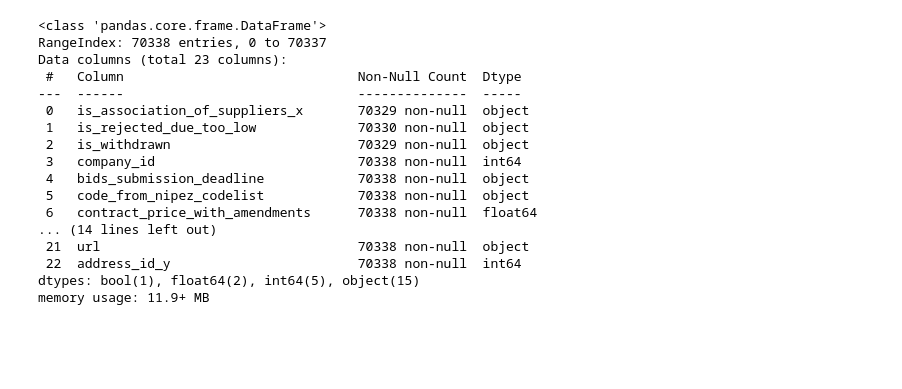
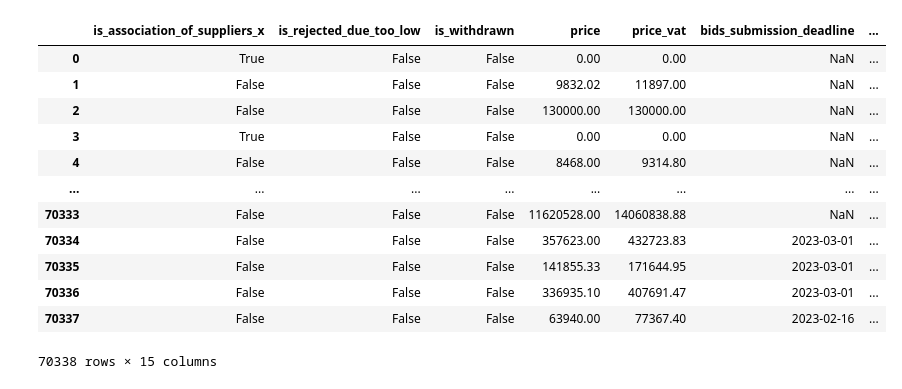
Before and after one commit to opendatalabcz/analysis-public-procurement, a Jupyter notebook: base_model.ipynb, the cells around one changed output. Saved outputs shown, nothing was run; the diff lists cells and outputs as text; code cells hidden in the pictures; blank space fills up the shorter version.

```diff
--- a/base_model.ipynb
+++ b/base_model.ipynb
@@ -22,8 +21,3 @@ procurement = dataframes['procurement']
 df_for_pred = offer.copy()
 df_for_pred = pd.merge(df_for_pred, procurement, left_on='procurement_id', right_on='id', how='left')
 df_for_pred['is_winner'] = (df_for_pred['company_id'] == df_for_pred['supplier_id'])
-df_for_pred.drop(columns=['id_y', 'procurement_id'], inplace=True)
-df_for_pred = pd.merge(df_for_pred, company, left_on='company_id', right_on='id', how='left')
-df_for_pred.drop(columns=['id'], inplace=True)
-df_for_pred.drop(columns=['supplier_id', 'id_x', 'procurement_name', 'name_from_nipez_codelist', 'system_number', 'vat_id_number', 'company_name'], inplace=True)
-df_for_pred = pd.merge(df_for_pred, contract_authority, left_on='contracting_authority_id', right_on='id', how='left')
@@ -32 +24,20 @@ df_for_simple = df_for_pred.drop(columns=['id', 'contract_price', 'contract_pric
+# %%
+df_for_pred.drop(columns=['id_x', 'id_y', 'company_id', 'procurement_id', 'contact_person_id', 'procurement_name', 'name_from_nipez_codelist', 'system_number', 'contracting_authority_id', 'supplier_id' , 'contract_price', 'contract_price_vat',
+'contract_price_with_amendments', 'contract_price_with_amendments_vat'], inplace=True)
+# %%
+df_for_pred
+# %% [output]
+|  | is_association_of_suppliers_x | is_rejected_due_too_low | is_withdrawn | price | price_vat | bids_submission_deadline | ... |
+| 0 | True | False | False | 0.00 | 0.00 | NaN | ... |
+| 1 | False | False | False | 9832.02 | 11897.00 | NaN | ... |
+| 2 | False | False | False | 130000.00 | 130000.00 | NaN | ... |
+| 3 | True | False | False | 0.00 | 0.00 | NaN | ... |
+| 4 | False | False | False | 8468.00 | 9314.80 | NaN | ... |
+| ... | ... | ... | ... | ... | ... | ... | ... |
+| 70333 | False | False | False | 11620528.00 | 14060838.88 | NaN | ... |
+| 70334 | False | False | False | 357623.00 | 432723.83 | 2023-03-01 | ... |
+| 70335 | False | False | False | 141855.33 | 171644.95 | 2023-03-01 | ... |
+| 70336 | False | False | False | 336935.10 | 407691.47 | 2023-03-01 | ... |
+| 70337 | False | False | False | 63940.00 | 77367.40 | 2023-02-16 | ... |
+70338 rows × 15 columns
 # %%
@@ -36,20 +49,3 @@ for c in categ:
 # %%
-df_for_simple.info()
+df_for_pred.dropna(inplace=True)
+df_for_pred_without_price.dropna(inplace=True)
-# %% [output]
-<class 'pandas.core.frame.DataFrame'>
-RangeIndex: 70338 entries, 0 to 70337
-Data columns (total 23 columns):
- #   Column                              Non-Null Count  Dtype
----  ------                              --------------  -----
- 0   is_association_of_suppliers_x       70329 non-null  object
- 1   is_rejected_due_too_low             70330 non-null  object
- 2   is_withdrawn                        70329 non-null  object
- 3   company_id                          70338 non-null  int64
- 4   bids_submission_deadline            70338 non-null  object
- 5   code_from_nipez_codelist            70338 non-null  object
- 6   contract_price_with_amendments      70338 non-null  float64
-... (14 lines left out)
- 21  url                                 70338 non-null  object
- 22  address_id_y                        70338 non-null  int64
-dtypes: bool(1), float64(2), int64(5), object(15)
-memory usage: 11.9+ MB
```
Also changed, not shown: parts of 27 cells of this notebook, 5 other files.
